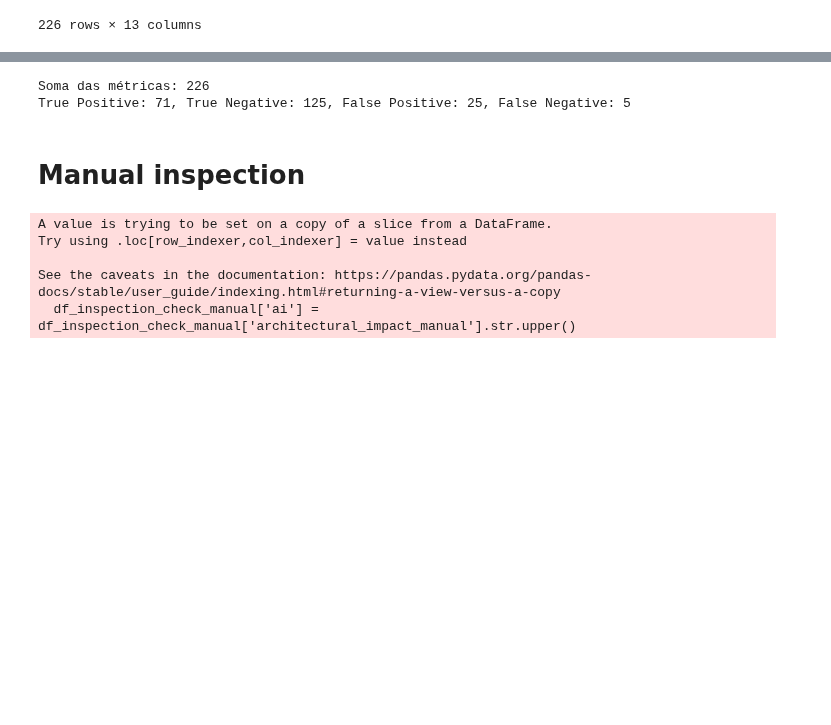
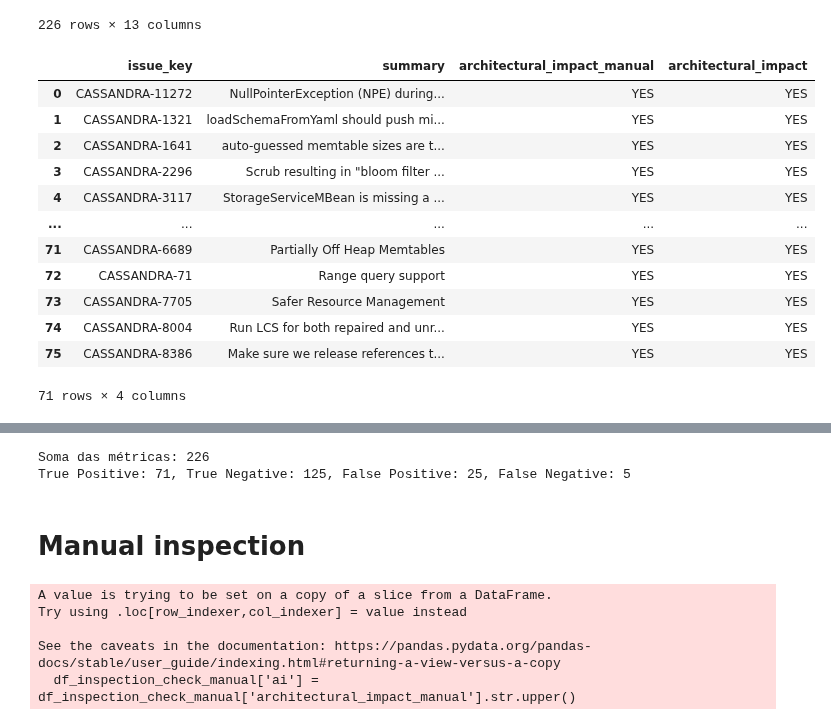
Before and after one commit to armandossrecife/my_validation, a Jupyter notebook: evaluate_inspection_model.ipynb, the cells around one changed output, grey strips where cells are left out. Cells and saved outputs as stored; diff of their text form; code cells hidden in the pictures; blank space fills up the shorter version.

```diff
--- a/evaluate_inspection_model.ipynb
+++ b/evaluate_inspection_model.ipynb
@@ -96,3 +96,23 @@ df_inspection
 | 224 | CASSANDRA-9880 | ScrubTest.testScrubOutOfOrder sho... | Bug | Resolved | Urgent | ScrubTest#testScrubOutOfOrder is ... | ["Patch attached as link.\nLet's ... | ... |
 | 225 | CASSANDRA-12251 | Move migration tasks to non-perio... | Bug | Resolved | Normal | example failure:\n\nhttp://cassci... | ["This looks to me like in drain/... | ... |
 226 rows × 13 columns
+# %%
+colunas_uteis = ['issue_key', 'summary', 'architectural_impact_manual', 'architectural_impact']
+df_im = df_inspection[colunas_uteis]
+df_im_only_manual = df_im[df_im['architectural_impact_manual'] == 'YES']
+df_im_only_manual_and_only_auto = df_im_only_manual[df_im_only_manual['architectural_impact']=='YES']
+df_im_only_manual_and_only_auto
+# %% [output]
+|  | issue_key | summary | architectural_impact_manual | architectural_impact |
+| 0 | CASSANDRA-11272 | NullPointerException (NPE) during... | YES | YES |
+| 1 | CASSANDRA-1321 | loadSchemaFromYaml should push mi... | YES | YES |
+| 2 | CASSANDRA-1641 | auto-guessed memtable sizes are t... | YES | YES |
+| 3 | CASSANDRA-2296 | Scrub resulting in "bloom filter ... | YES | YES |
+| 4 | CASSANDRA-3117 | StorageServiceMBean is missing a ... | YES | YES |
+| ... | ... | ... | ... | ... |
+| 71 | CASSANDRA-6689 | Partially Off Heap Memtables | YES | YES |
+| 72 | CASSANDRA-71 | Range query support | YES | YES |
+| 73 | CASSANDRA-7705 | Safer Resource Management | YES | YES |
+| 74 | CASSANDRA-8004 | Run LCS for both repaired and unr... | YES | YES |
+| 75 | CASSANDRA-8386 | Make sure we release references t... | YES | YES |
+71 rows × 4 columns
```
Also changed, not shown: parts of 12 cells of this notebook.
